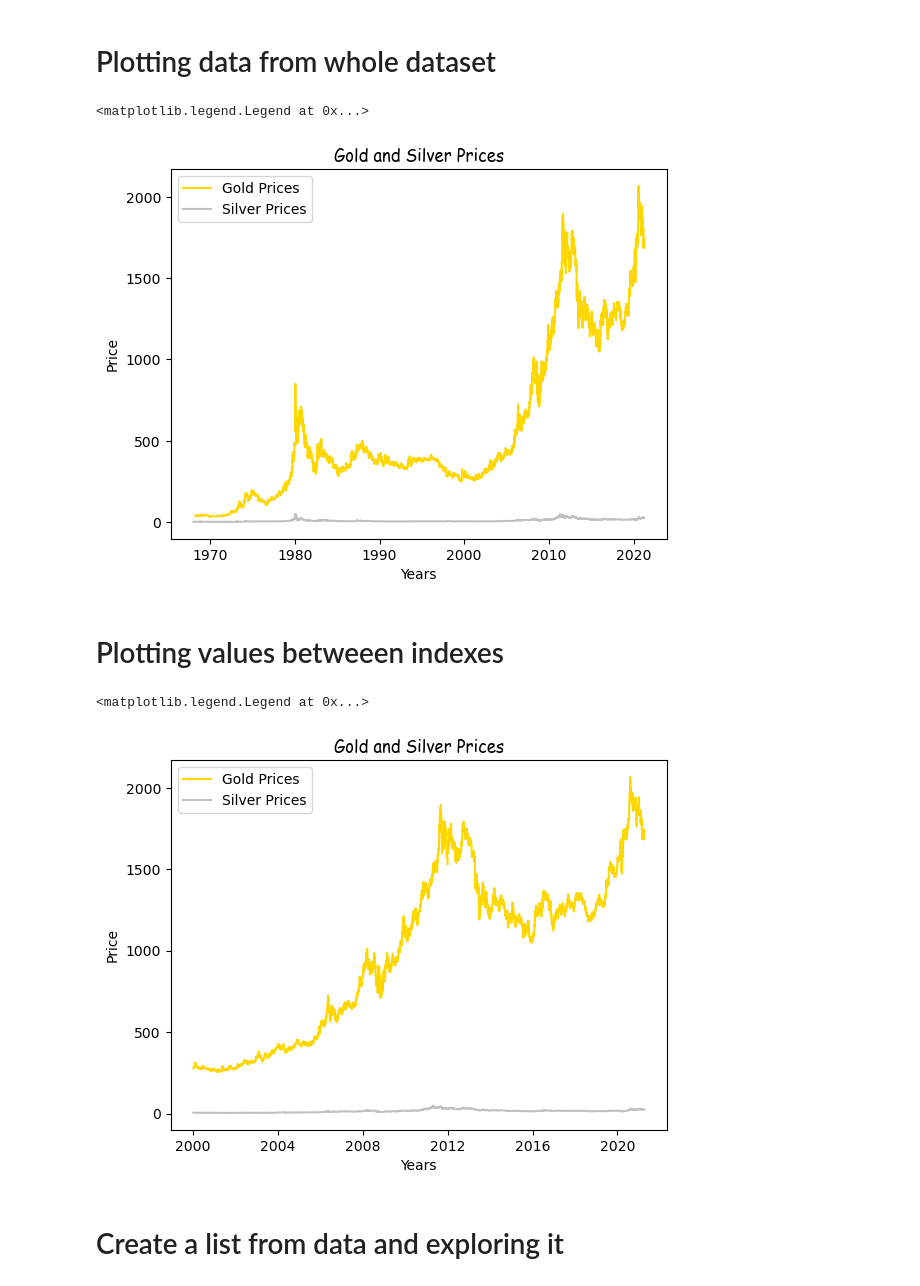
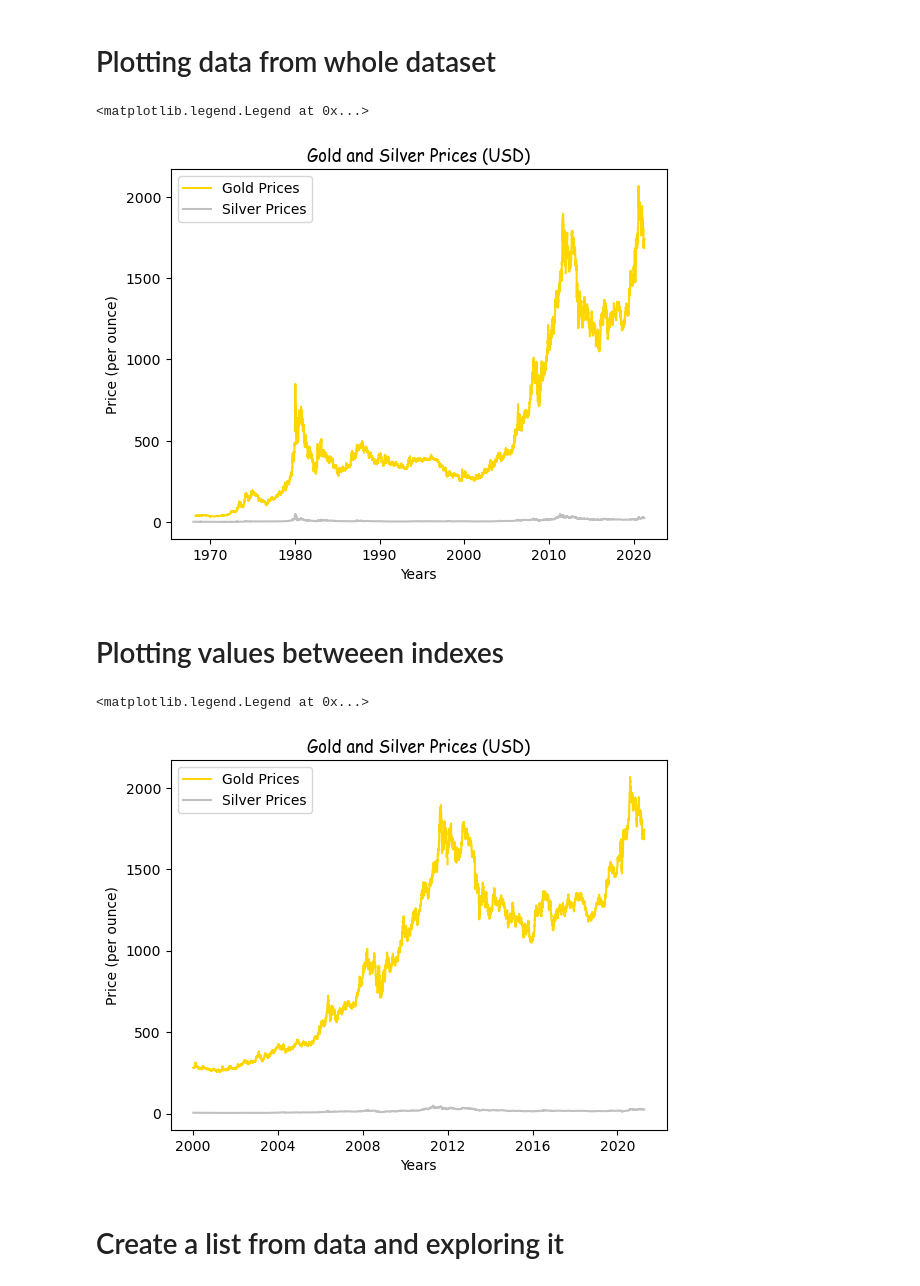
Before and after one commit to dspencer80/gold_silver, a Jupyter notebook: Gold VS Silver.ipynb, the cells around one changed output. Saved outputs shown, nothing was run; the diff lists cells and outputs as text; code cells hidden in the pictures.

Commit message:
Changed some graphs

```diff
--- a/Gold VS Silver.ipynb
+++ b/Gold VS Silver.ipynb
@@ -215,25 +215,25 @@ silver
 # %%
 plt.plot(df, 'gold')
 plt.plot(df2, 'silver')
-plt.title("Gold and Silver Prices", fontdict={'fontname': 'Comic Sans Ms'})
+plt.title("Gold and Silver Prices (USD)", fontdict={'fontname': 'Comic Sans Ms'})
 plt.xlabel('Years')
-plt.ylabel('Price')
+plt.ylabel('Price (per ounce)')
 plt.legend(["Gold Prices", "Silver Prices"])
 # %% [output]
 <matplotlib.legend.Legend at 0x...>
-[figure, old version]
+[figure, new version]
 # %% [markdown]
 # Plotting values betweeen indexes
 # %%
 plt.plot(gold, 'gold')
 plt.plot(silver, 'silver')
-plt.title("Gold and Silver Prices", fontdict={'fontname': 'Comic Sans Ms'})
+plt.title("Gold and Silver Prices (USD)", fontdict={'fontname': 'Comic Sans Ms'})
 plt.xlabel('Years')
-plt.ylabel('Price')
+plt.ylabel('Price (per ounce)')
 plt.legend(["Gold Prices", "Silver Prices"])
 # %% [output]
 <matplotlib.legend.Legend at 0x...>
-[figure, old version]
+[figure, new version]
 # %% [markdown]
 # Create a list from data and exploring it
 # %%
```
Also changed, not shown: parts of 1 cell of this notebook.
